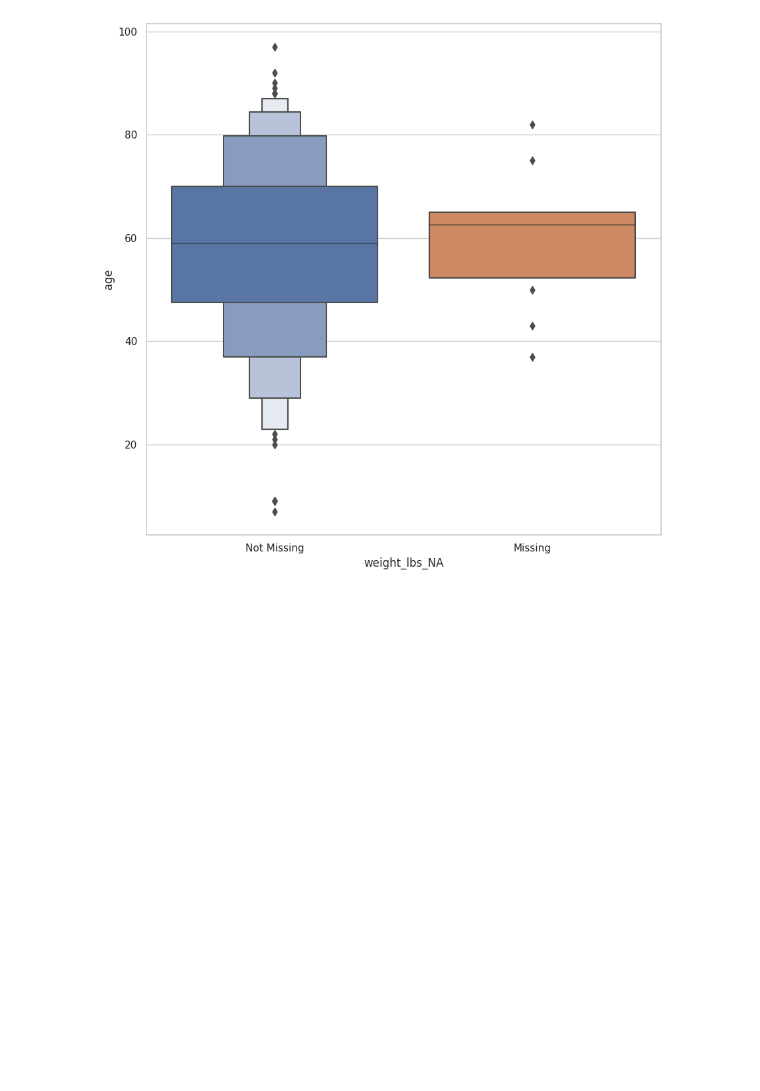
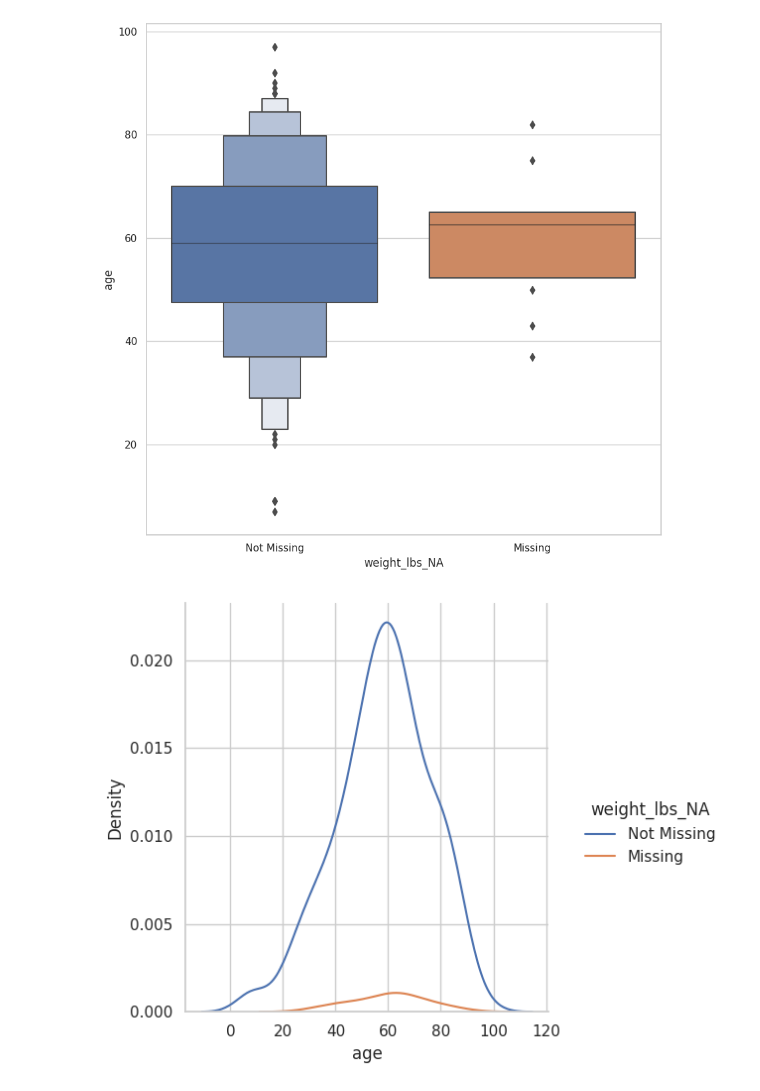
Before and after one commit to AleexSilva/Training-MissingData, a Jupyter notebook: exploring_missing_values.ipynb, the cells around one changed output. Saved outputs shown, nothing was run; the diff lists cells and outputs as text; code cells hidden in the pictures; blank space fills up the shorter version.

Commit message:
visualize Missing Data

```diff
--- a/exploring_missing_values.ipynb
+++ b/exploring_missing_values.ipynb
@@ -730,3 +730,21 @@ df_diabetes.missing.missing_variable_plot()
 plt.show()
 # %% [output]
 [figure]
+# %%
+(
+    df_riskfactors
+    .missing.bind_shadow_matrix(only_missing=True)
+    .pipe(
+        lambda df: (
+            sns.displot(
+                data=df,
+                x = 'age', #variables con datos faltantes
+                hue = 'weight_lbs_NA',  #variable de comparacion
+                kind='kde'
+            )
+        )
+    )
+)
+plt.show()
+# %% [output]
+[figure, added]
```
Also changed, not shown: parts of 2 cells of this notebook.
